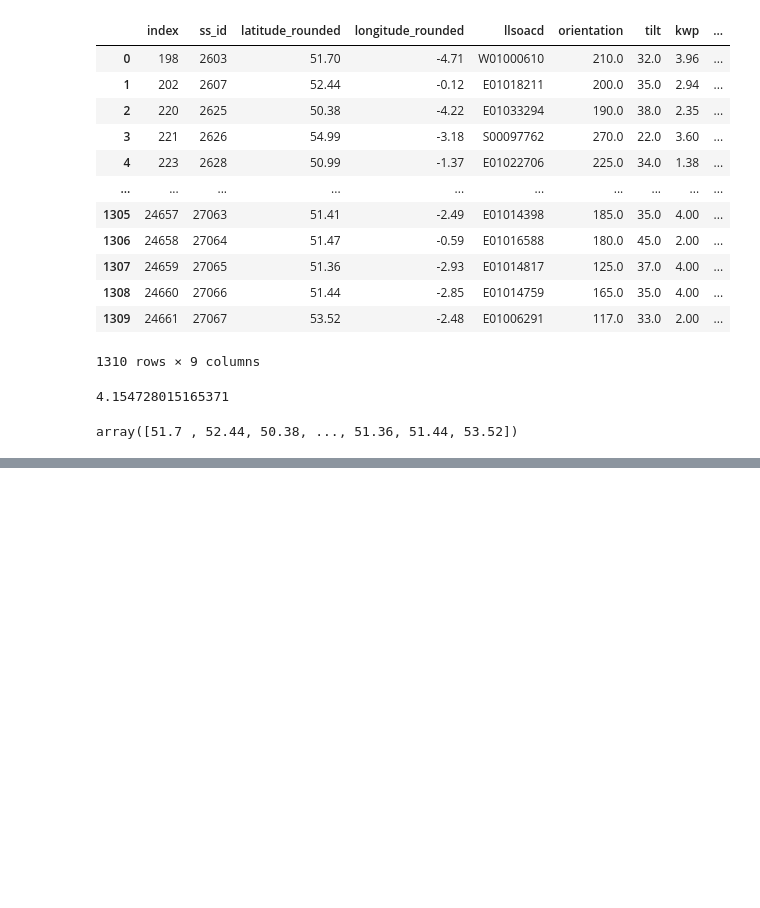
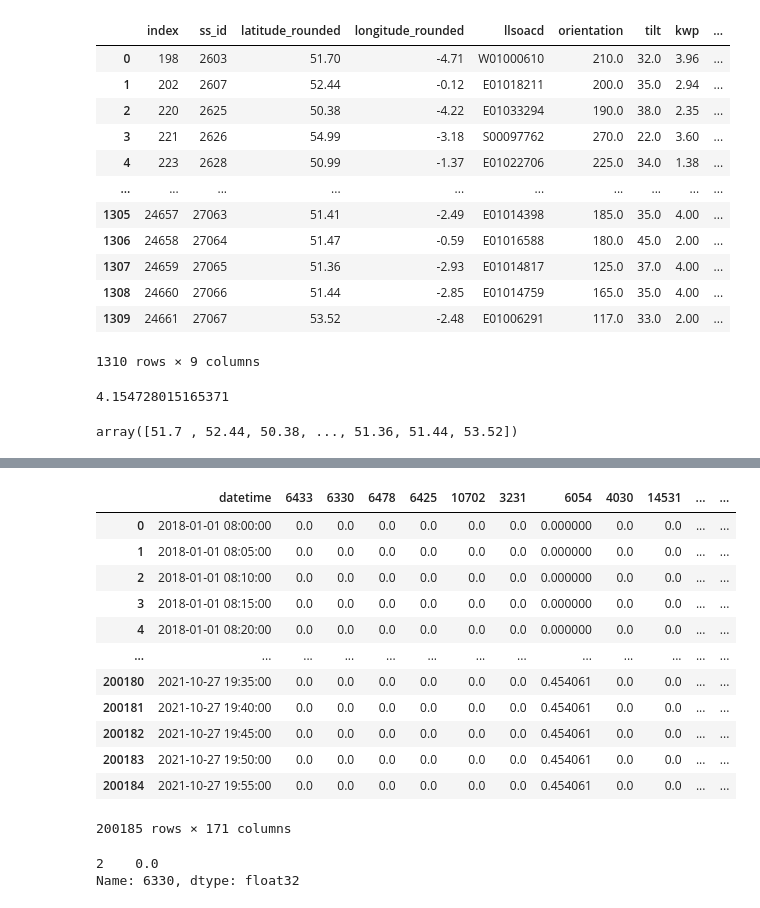
Before and after one commit to ongchungxian/mlp, a Jupyter notebook: test_notebook.ipynb, the cells around one changed output, grey strips where cells are left out. Saved outputs shown, nothing was run; the diff lists cells and outputs as text; code cells hidden in the pictures; blank space fills up the shorter version.

```diff
--- a/test_notebook.ipynb
+++ b/test_notebook.ipynb
@@ -13,3 +14,7 @@ time_series = pd.read_feather('data\\timeseries.fea')
 time_series_smoothed = pd.read_feather('data\\timeseries_smoothed.fea')
 # %%
 stations = [int(x) for x in time_series.columns[1:].tolist()]
+# %%
+new_model = dm.data_model()
+# %%
+x_meta, x_series, y = new_model.train()
@@ -83,3 +78,24 @@ croppedtimeseries.to_feather('croppedtimeseries.fea')
+# %%
+croppedtimeseries
+# %% [output]
+|  | datetime | 6433 | 6330 | 6478 | 6425 | 10702 | 3231 | 6054 | 4030 | 14531 | ... | ... |
+| 0 | 2018-01-01 08:00:00 | 0.0 | 0.0 | 0.0 | 0.0 | 0.0 | 0.0 | 0.000000 | 0.0 | 0.0 | ... | ... |
+| 1 | 2018-01-01 08:05:00 | 0.0 | 0.0 | 0.0 | 0.0 | 0.0 | 0.0 | 0.000000 | 0.0 | 0.0 | ... | ... |
+| 2 | 2018-01-01 08:10:00 | 0.0 | 0.0 | 0.0 | 0.0 | 0.0 | 0.0 | 0.000000 | 0.0 | 0.0 | ... | ... |
+| 3 | 2018-01-01 08:15:00 | 0.0 | 0.0 | 0.0 | 0.0 | 0.0 | 0.0 | 0.000000 | 0.0 | 0.0 | ... | ... |
+| 4 | 2018-01-01 08:20:00 | 0.0 | 0.0 | 0.0 | 0.0 | 0.0 | 0.0 | 0.000000 | 0.0 | 0.0 | ... | ... |
+| ... | ... | ... | ... | ... | ... | ... | ... | ... | ... | ... | ... | ... |
+| 200180 | 2021-10-27 19:35:00 | 0.0 | 0.0 | 0.0 | 0.0 | 0.0 | 0.0 | 0.454061 | 0.0 | 0.0 | ... | ... |
+| 200181 | 2021-10-27 19:40:00 | 0.0 | 0.0 | 0.0 | 0.0 | 0.0 | 0.0 | 0.454061 | 0.0 | 0.0 | ... | ... |
+| 200182 | 2021-10-27 19:45:00 | 0.0 | 0.0 | 0.0 | 0.0 | 0.0 | 0.0 | 0.454061 | 0.0 | 0.0 | ... | ... |
+| 200183 | 2021-10-27 19:50:00 | 0.0 | 0.0 | 0.0 | 0.0 | 0.0 | 0.0 | 0.454061 | 0.0 | 0.0 | ... | ... |
+| 200184 | 2021-10-27 19:55:00 | 0.0 | 0.0 | 0.0 | 0.0 | 0.0 | 0.0 | 0.454061 | 0.0 | 0.0 | ... | ... |
+200185 rows × 171 columns
+# %%
+croppedtimeseries.iloc[[2]].iloc[:,2]
+# %% [output]
+2    0.0
+Name: 6330, dtype: float32
 # %%
 test_set = cropped.head(85)
 # %%
```
Also changed, not shown: parts of 5 cells of this notebook, 2 other files.
